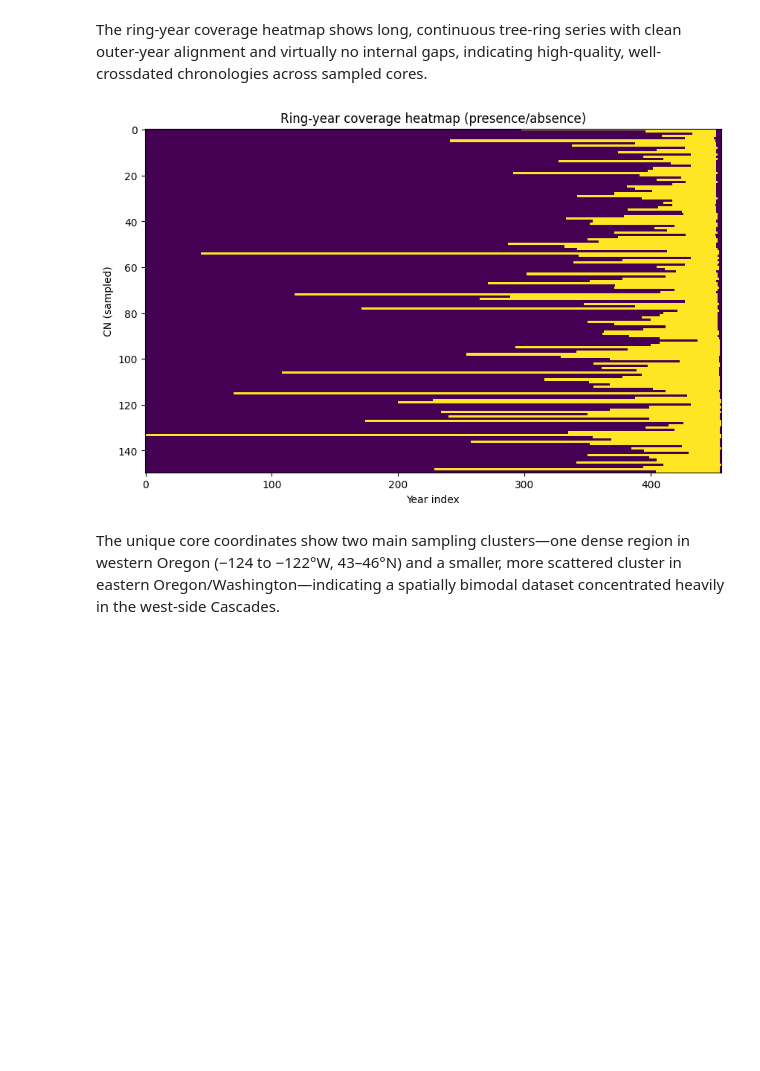
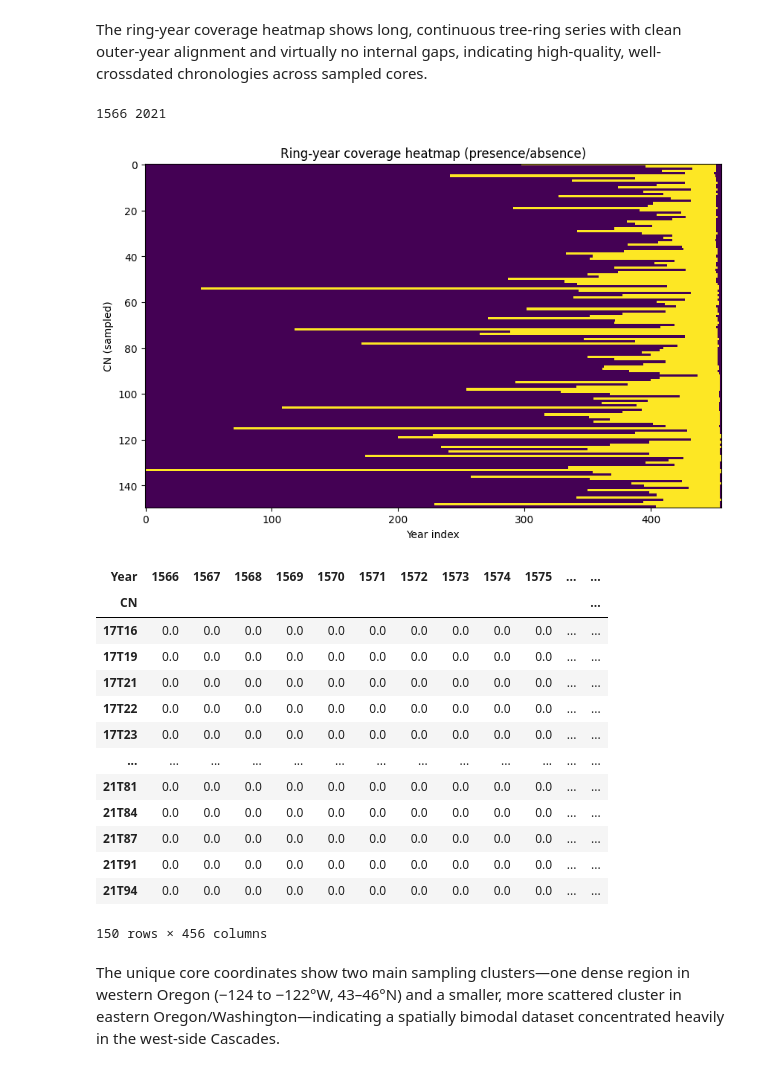
Before and after one commit to Three-E-s-lab/itrdb-tree-rings, a Jupyter notebook: Project_Douglas_Fir/01_EDA_douglas_fir.ipynb, the cells around one changed output. Drawn from its saved outputs; the diff is of its cells as text; code cells hidden in the pictures; blank space fills up the shorter version.

```diff
--- a/Project_Douglas_Fir/01_EDA_douglas_fir.ipynb
+++ b/Project_Douglas_Fir/01_EDA_douglas_fir.ipynb
@@ -159,11 +233,12 @@ plt.show()
 # %% [markdown]
 The ring-year coverage heatmap shows long, continuous tree-ring series with clean outer-year alignment and virtually no internal gaps, indicating high-quality, well-crossdated chronologies across sampled cores.
 # %%
-# time coverage heatmap by CN (optional but awesome)
+# time coverage heatmap by CN
 # sample a subset
 sample_cns = merged["CN"].drop_duplicates().sample(150, random_state=0)
 sub = merged[merged["CN"].isin(sample_cns)]
-
+# print lowerest and highest years
+print(sub["Year"].min(), sub["Year"].max())
 # pivot to presence/absence of years
 presence = sub.assign(present=1).pivot_table(
     index="CN", columns="Year", values="present", fill_value=0
@@ -176,7 +251,25 @@ plt.ylabel("CN (sampled)")
 plt.title("Ring-year coverage heatmap (presence/absence)")
 plt.show()
 # %% [output]
+1566 2021
 [figure]
+# %%
+presence
+# %% [output]
+| Year | 1566 | 1567 | 1568 | 1569 | 1570 | 1571 | 1572 | 1573 | 1574 | 1575 | ... | ... |
+| CN |  |  |  |  |  |  |  |  |  |  |  | ... |
+| 17T16 | 0.0 | 0.0 | 0.0 | 0.0 | 0.0 | 0.0 | 0.0 | 0.0 | 0.0 | 0.0 | ... | ... |
+| 17T19 | 0.0 | 0.0 | 0.0 | 0.0 | 0.0 | 0.0 | 0.0 | 0.0 | 0.0 | 0.0 | ... | ... |
+| 17T21 | 0.0 | 0.0 | 0.0 | 0.0 | 0.0 | 0.0 | 0.0 | 0.0 | 0.0 | 0.0 | ... | ... |
+| 17T22 | 0.0 | 0.0 | 0.0 | 0.0 | 0.0 | 0.0 | 0.0 | 0.0 | 0.0 | 0.0 | ... | ... |
+| 17T23 | 0.0 | 0.0 | 0.0 | 0.0 | 0.0 | 0.0 | 0.0 | 0.0 | 0.0 | 0.0 | ... | ... |
+| ... | ... | ... | ... | ... | ... | ... | ... | ... | ... | ... | ... | ... |
+| 21T81 | 0.0 | 0.0 | 0.0 | 0.0 | 0.0 | 0.0 | 0.0 | 0.0 | 0.0 | 0.0 | ... | ... |
+| 21T84 | 0.0 | 0.0 | 0.0 | 0.0 | 0.0 | 0.0 | 0.0 | 0.0 | 0.0 | 0.0 | ... | ... |
+| 21T87 | 0.0 | 0.0 | 0.0 | 0.0 | 0.0 | 0.0 | 0.0 | 0.0 | 0.0 | 0.0 | ... | ... |
+| 21T91 | 0.0 | 0.0 | 0.0 | 0.0 | 0.0 | 0.0 | 0.0 | 0.0 | 0.0 | 0.0 | ... | ... |
+| 21T94 | 0.0 | 0.0 | 0.0 | 0.0 | 0.0 | 0.0 | 0.0 | 0.0 | 0.0 | 0.0 | ... | ... |
+150 rows × 456 columns
 # %% [markdown]
 The unique core coordinates show two main sampling clusters—one dense region in western Oregon (−124 to −122°W, 43–46°N) and a smaller, more scattered cluster in eastern Oregon/Washington—indicating a spatially bimodal dataset concentrated heavily in the west-side Cascades.
 # %%
```
Also changed, not shown: parts of 7 cells of this notebook.
